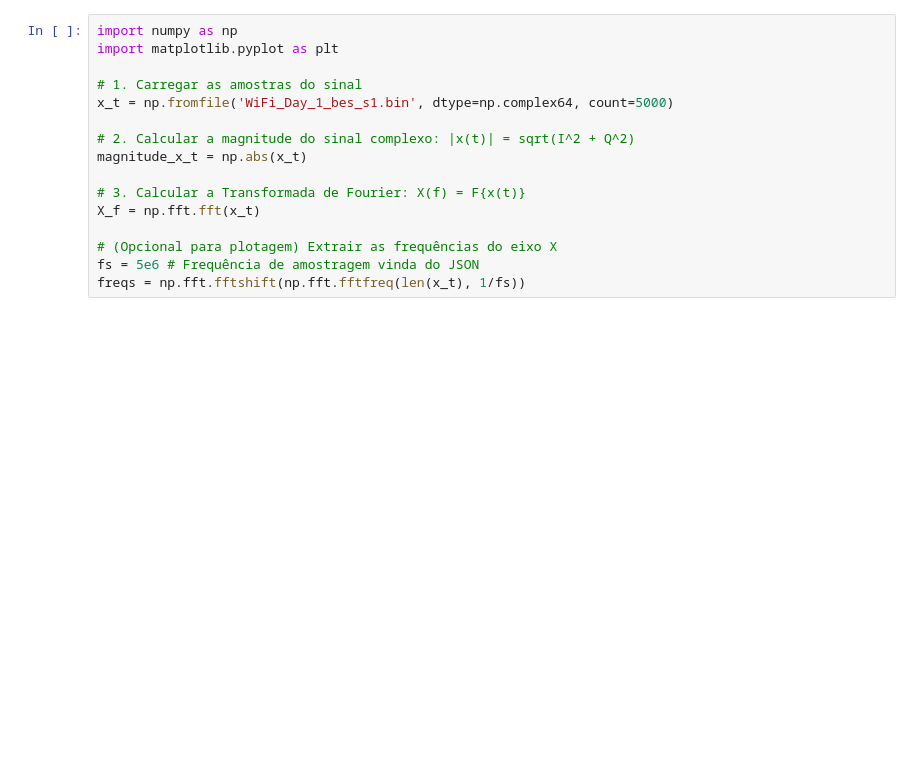
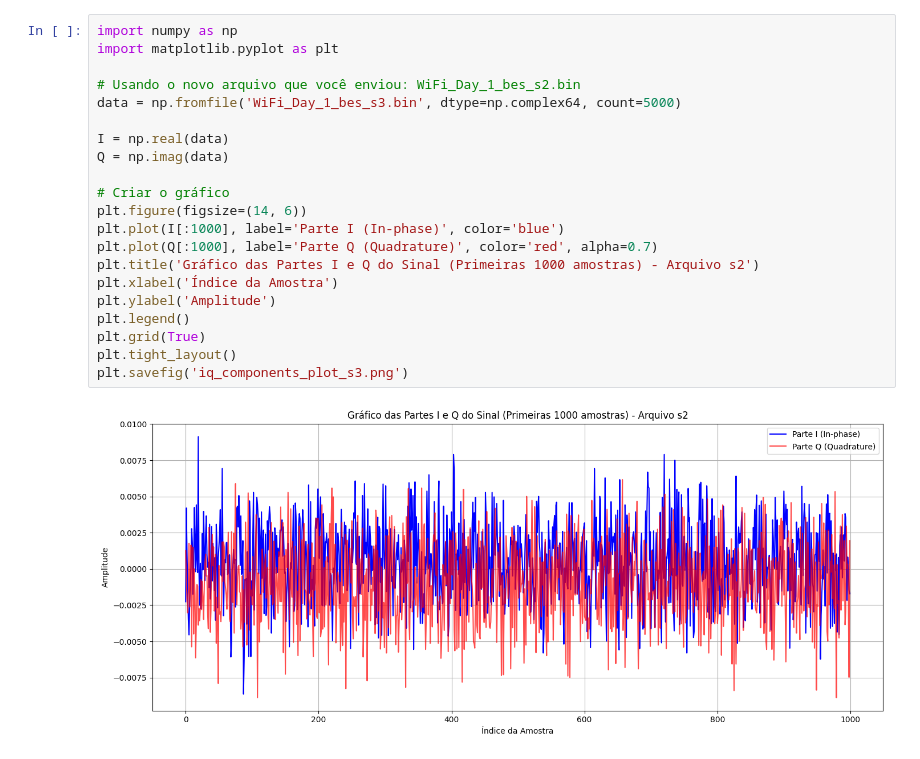
Before and after one commit to viniciusarnom/mestrado_inteligencia_artificial, a Jupyter notebook: Wi_Fi_I_Q.ipynb, the cells around one changed output. Drawn from its saved outputs; the diff is of its cells as text; blank space fills up the shorter version.

```diff
--- a/Wi_Fi_I_Q.ipynb
+++ b/Wi_Fi_I_Q.ipynb
@@ -1,21 +1,28 @@
 # %% [markdown]
 <a href="https://colab.research.google.com/github/viniciusarnom/mestrado_inteligencia_artificial/blob/main/Wi_Fi_I_Q.ipynb" target="_parent"><img src="https://colab.research.google.com/assets/colab-badge.svg" alt="Open In Colab"/></a>
-# %%
-import numpy as np
-import matplotlib.pyplot as plt
-
-# 1. Carregar as amostras do sinal
-x_t = np.fromfile('WiFi_Day_1_bes_s1.bin', dtype=np.complex64, count=5000)
-
-# 2. Calcular a magnitude do sinal complexo: |x(t)| = sqrt(I^2 + Q^2)
-magnitude_x_t = np.abs(x_t)
-
-# 3. Calcular a Transformada de Fourier: X(f) = F{x(t)}
-X_f = np.fft.fft(x_t)
-
-# (Opcional para plotagem) Extrair as frequências do eixo X
-fs = 5e6 # Frequência de amostragem vinda do JSON
-freqs = np.fft.fftshift(np.fft.fftfreq(len(x_t), 1/fs))
+# %%
+import numpy as np
+import matplotlib.pyplot as plt
+
+# Usando o novo arquivo que você enviou: WiFi_Day_1_bes_s2.bin
+data = np.fromfile('WiFi_Day_1_bes_s3.bin', dtype=np.complex64, count=5000)
+
+I = np.real(data)
+Q = np.imag(data)
+
+# Criar o gráfico
+plt.figure(figsize=(14, 6))
+plt.plot(I[:1000], label='Parte I (In-phase)', color='blue')
+plt.plot(Q[:1000], label='Parte Q (Quadrature)', color='red', alpha=0.7)
+plt.title('Gráfico das Partes I e Q do Sinal (Primeiras 1000 amostras) - Arquivo s2')
+plt.xlabel('Índice da Amostra')
+plt.ylabel('Amplitude')
+plt.legend()
+plt.grid(True)
+plt.tight_layout()
+plt.savefig('iq_components_plot_s3.png')
+# %% [output]
+[figure, added]
 # %%
 import numpy as np
 import matplotlib.pyplot as plt
```
Also changed, not shown: parts of 1 cell of this notebook.
